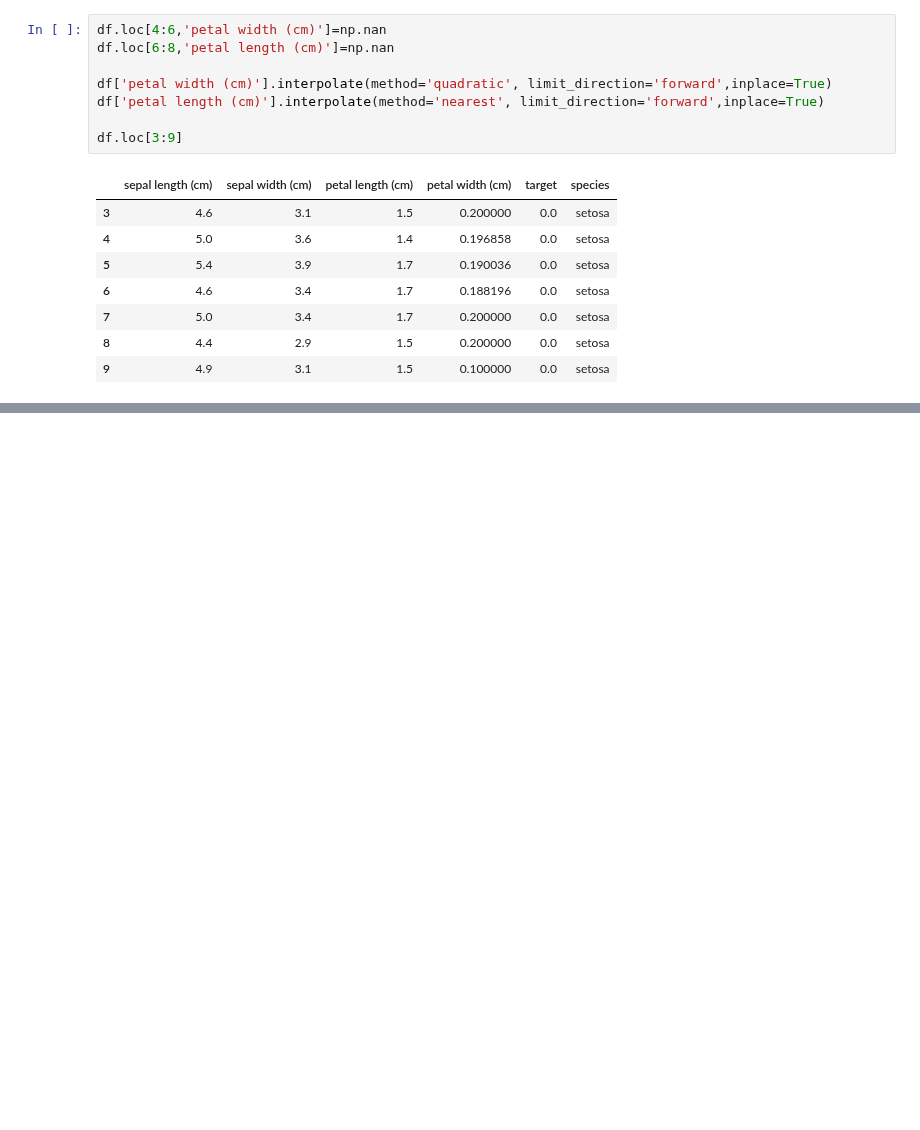
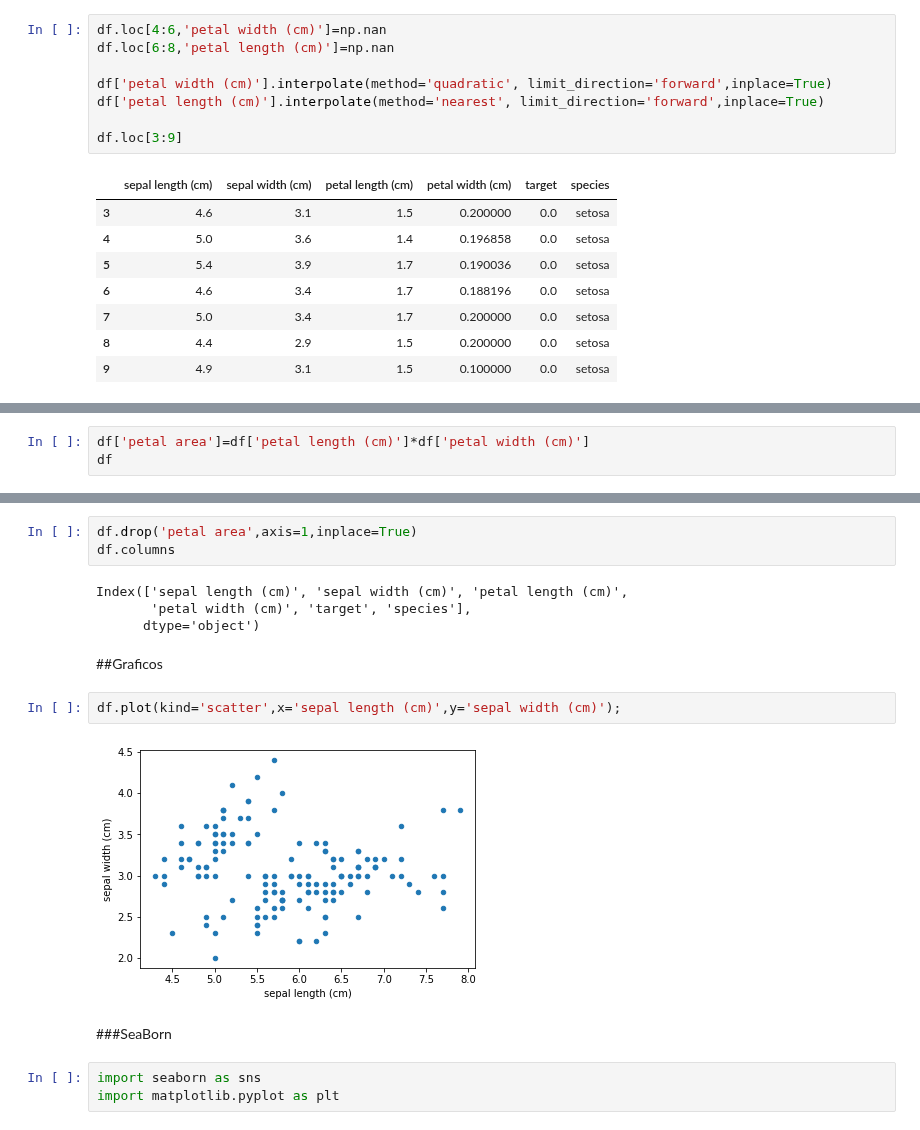
Before and after one commit to jcjimenezb123/ProgramacionPython, a Jupyter notebook: DataFrames.ipynb, the cells around one changed output, grey strips where cells are left out. Drawn from its saved outputs; the diff is of its cells as text; blank space fills up the shorter version.

```diff
--- a/DataFrames.ipynb
+++ b/DataFrames.ipynb
@@ -535,0 +698,3 @@ df.loc[3:9]
+# %%
+df['petal area']=df['petal length (cm)']*df['petal width (cm)']
+df
@@ -535,0 +715,18 @@ df.loc[3:9]
+# %%
+df.drop('petal area',axis=1,inplace=True)
+df.columns
+# %% [output]
+Index(['sepal length (cm)', 'sepal width (cm)', 'petal length (cm)',
+       'petal width (cm)', 'target', 'species'],
+      dtype='object')
+# %% [markdown]
+##Graficos
+# %%
+df.plot(kind='scatter',x='sepal length (cm)',y='sepal width (cm)');
+# %% [output]
+[figure, added]
+# %% [markdown]
+###SeaBorn
+# %%
+import seaborn as sns
+import matplotlib.pyplot as plt
```
Also changed, not shown: parts of 49 cells of this notebook.
